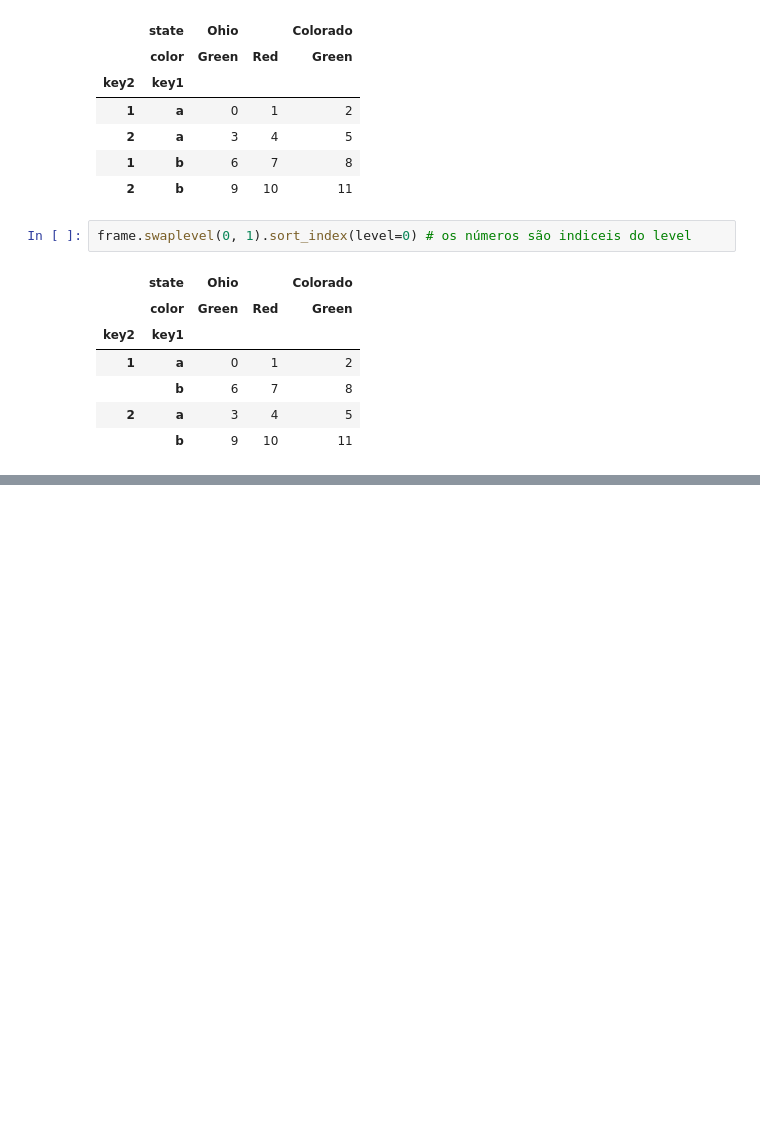
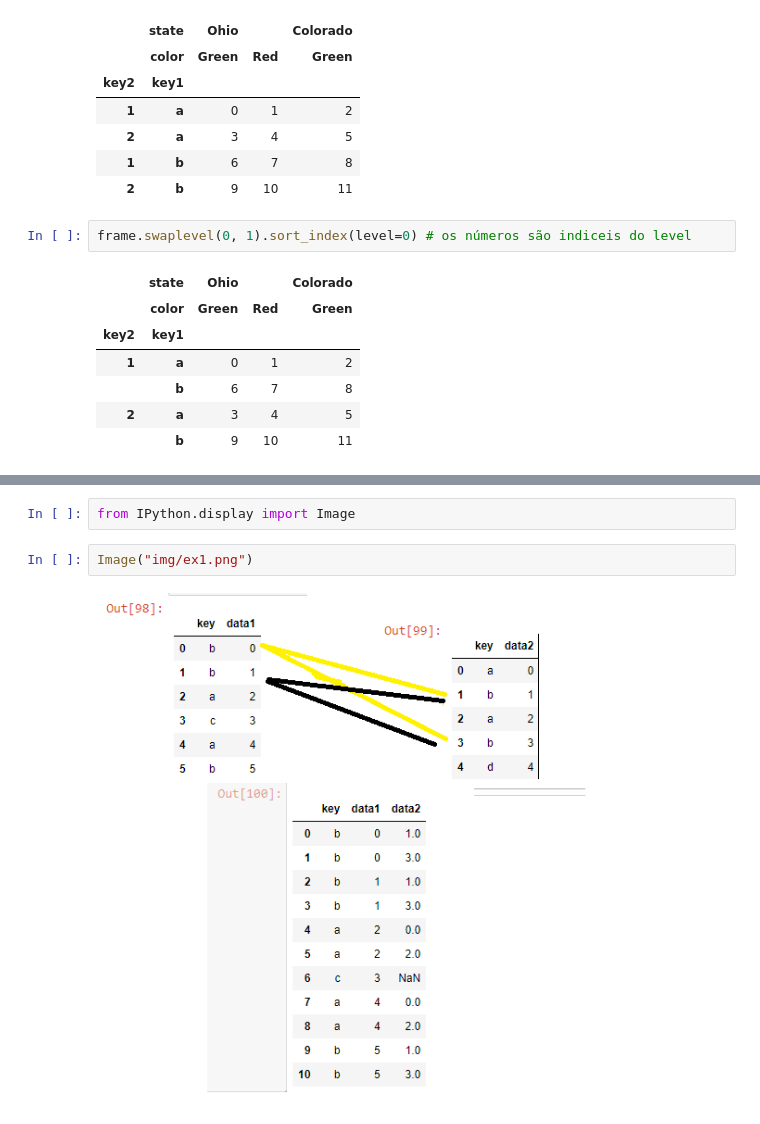
Before and after one commit to Kaiquenakao/Pandas, a Jupyter notebook: juncao_combinacao_reformatacao.ipynb, the cells around one changed output, grey strips where cells are left out. Drawn from its saved outputs; the diff is of its cells as text; blank space fills up the shorter version.

Commit message:
Imagem

```diff
--- a/juncao_combinacao_reformatacao.ipynb
+++ b/juncao_combinacao_reformatacao.ipynb
@@ -263,0 +532,6 @@ frame.swaplevel(0, 1).sort_index(level=0) # os números são indiceis do level
+# %%
+from IPython.display import Image
+# %%
+Image("img/ex1.png")
+# %% [output]
+[figure, added]
```
Also changed, not shown: parts of 30 cells of this notebook, 1 other file.
